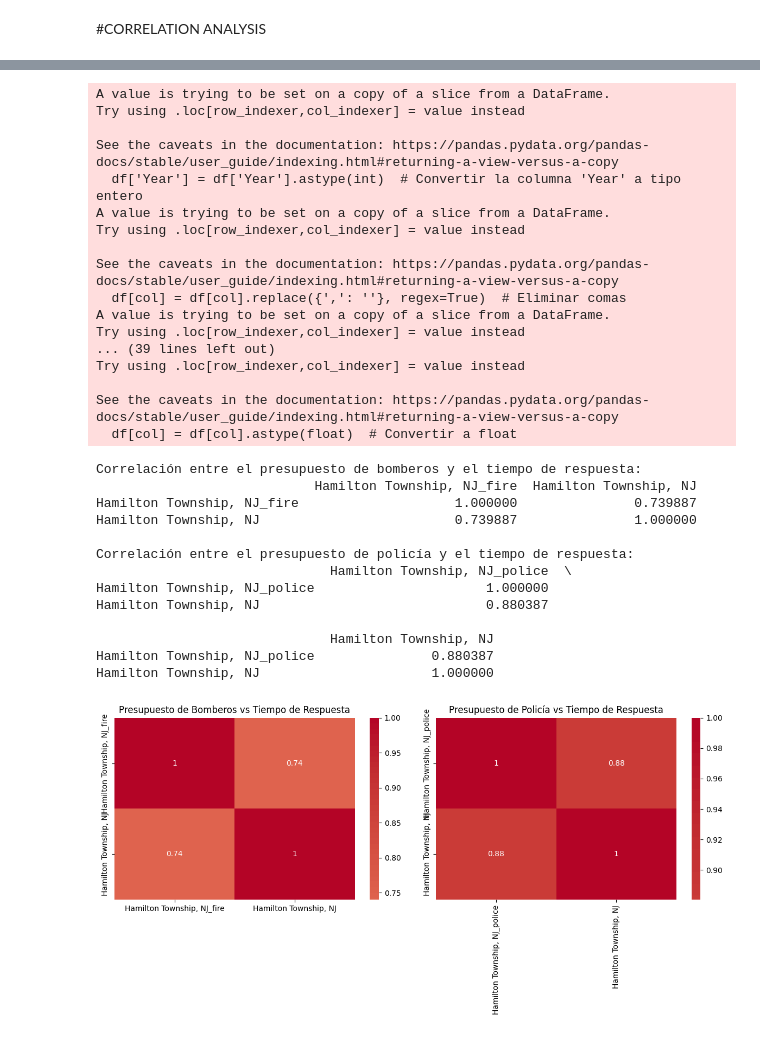
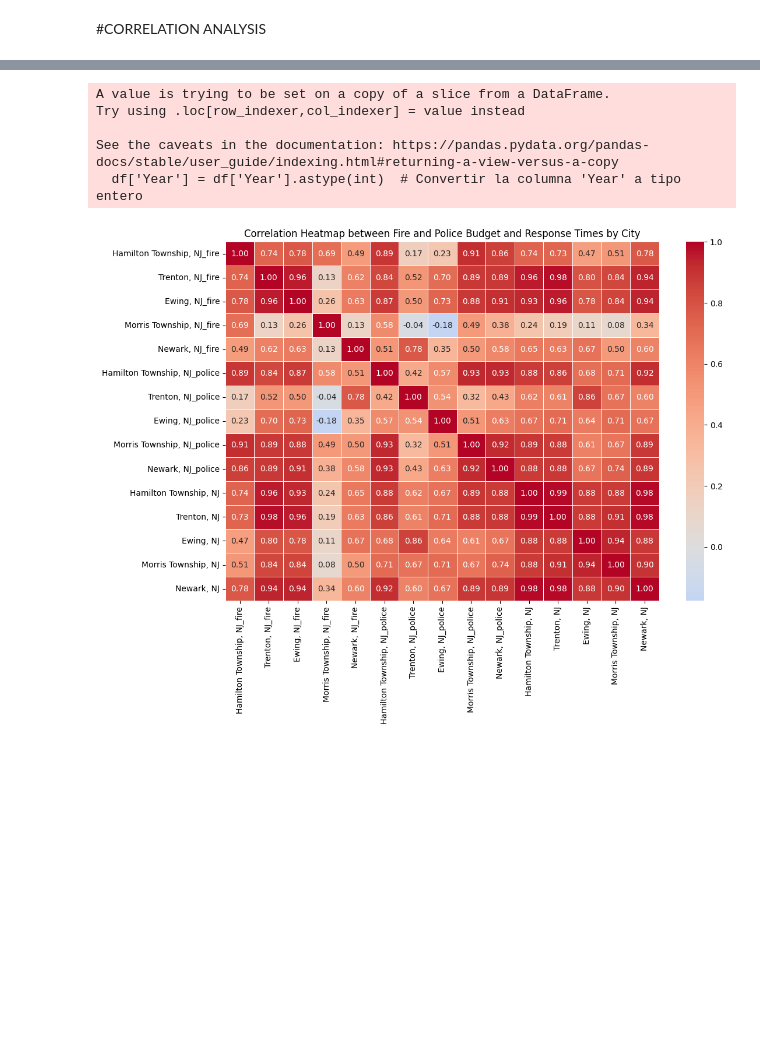
Before and after one commit to erikaguiracocha/Capstone-Project, a Jupyter notebook: capstoneproject1.ipynb, the cells around one changed output, grey strips where cells are left out. Cells and saved outputs as stored; diff of their text form; code cells hidden in the pictures; blank space fills up the shorter version.

```diff
--- a/capstoneproject1.ipynb
+++ b/capstoneproject1.ipynb
@@ -298,81 +368,39 @@ fire_budget_columns = ['Hamilton Township, NJ', 'Trenton, NJ', 'Ewing, NJ', 'Mor
 police_budget_columns = ['Hamilton Township, NJ', 'Trenton, NJ', 'Ewing, NJ', 'Morris Township, NJ', 'Newark, NJ']
 
 # Limpiar presupuestos
 fire_budget_data = clean_budget_columns(fire_budget_data, fire_budget_columns)
 police_budget_data = clean_budget_columns(police_budget_data, police_budget_columns)
 
 # Función para convertir el tiempo en formato 'hh:mm' a minutos
 def convert_time_to_minutes(df, time_columns):
     for col in time_columns:
         df[col] = df[col].apply(lambda x: int(x.split(':')[0])*60 + int(x.split(':')[1]))  # Convertir a minutos
     return df
 
 # Columnas de tiempo de respuesta
 time_columns = ['Hamilton Township, NJ', 'Trenton, NJ', 'Ewing, NJ', 'Morris Township, NJ', 'Newark, NJ']
 
 # Convertir los tiempos de respuesta a minutos
 response_time_data = convert_time_to_minutes(response_time_data, time_columns)
 
 # Fusionar los datasets en la columna 'Year'
 merged_data = pd.merge(fire_budget_data, police_budget_data, on='Year', suffixes=('_fire', '_police'))
 merged_data = pd.merge(merged_data, response_time_data, on='Year')
 
-# Calcular la correlación entre el presupuesto de bomberos y el tiempo de respuesta
-correlation_fire = merged_data[['Hamilton Township, NJ_fire', 'Hamilton Township, NJ']].corr()
-correlation_police = merged_data[['Hamilton Township, NJ_police', 'Hamilton Township, NJ']].corr()
+# Calcular la correlación entre las variables
+correlation = merged_data[['Hamilton Township, NJ_fire', 'Trenton, NJ_fire', 'Ewing, NJ_fire', 'Morris Township, NJ_fire', 'Newark, NJ_fire',
+                           'Hamilton Township, NJ_police', 'Trenton, NJ_police', 'Ewing, NJ_police', 'Morris Township, NJ_police', 'Newark, NJ_police',
+                           'Hamilton Township, NJ', 'Trenton, NJ', 'Ewing, NJ', 'Morris Township, NJ', 'Newark, NJ']].corr()
 
-# Mostrar los resultados de la correlación
-print("\nCorrelación entre el presupuesto de bomberos y el tiempo de respuesta:")
-print(correlation_fire)
-
-print("\nCorrelación entre el presupuesto de policía y el tiempo de respuesta:")
-print(correlation_police)
-
-# Visualizar la correlación con un mapa de calor
-plt.figure(figsize=(12, 6))
-
-# Mapa de calor para la correlación de los bomberos
-plt.subplot(1, 2, 1)
-sns.heatmap(correlation_fire, annot=True, cmap='coolwarm', center=0)
-plt.title('Presupuesto de Bomberos vs Tiempo de Respuesta')
-
-# Mapa de calor para la correlación de la policía
-plt.subplot(1, 2, 2)
-sns.heatmap(correlation_police, annot=True, cmap='coolwarm', center=0)
-plt.title('Presupuesto de Policía vs Tiempo de Respuesta')
-
-# Ajustar el diseño y mostrar los gráficos
-plt.tight_layout()
+# Crear el mapa de calor
+plt.figure(figsize=(12, 8))
+sns.heatmap(correlation, annot=True, cmap='coolwarm', center=0, fmt='.2f', linewidths=0.5)
+plt.title('Correlation Heatmap between Fire and Police Budget and Response Times by City')
 plt.show()
 # %% [output]
 A value is trying to be set on a copy of a slice from a DataFrame.
 Try using .loc[row_indexer,col_indexer] = value instead
 
 See the caveats in the documentation: https://pandas.pydata.org/pandas-docs/stable/user_guide/indexing.html#returning-a-view-versus-a-copy
   df['Year'] = df['Year'].astype(int)  # Convertir la columna 'Year' a tipo entero
-A value is trying to be set on a copy of a slice from a DataFrame.
-Try using .loc[row_indexer,col_indexer] = value instead
-
-See the caveats in the documentation: https://pandas.pydata.org/pandas-docs/stable/user_guide/indexing.html#returning-a-view-versus-a-copy
-  df[col] = df[col].replace({',': ''}, regex=True)  # Eliminar comas
-A value is trying to be set on a copy of a slice from a DataFrame.
-Try using .loc[row_indexer,col_indexer] = value instead
-... (39 lines left out)
-Try using .loc[row_indexer,col_indexer] = value instead
-
-See the caveats in the documentation: https://pandas.pydata.org/pandas-docs/stable/user_guide/indexing.html#returning-a-view-versus-a-copy
-  df[col] = df[col].astype(float)  # Convertir a float
-Correlación entre el presupuesto de bomberos y el tiempo de respuesta:
-                            Hamilton Township, NJ_fire  Hamilton Township, NJ
-Hamilton Township, NJ_fire                    1.000000               0.739887
-Hamilton Township, NJ                         0.739887               1.000000
-
-Correlación entre el presupuesto de policía y el tiempo de respuesta:
-                              Hamilton Township, NJ_police  \
-Hamilton Township, NJ_police                      1.000000
-Hamilton Township, NJ                             0.880387
-
-                              Hamilton Township, NJ
-Hamilton Township, NJ_police               0.880387
-Hamilton Township, NJ                      1.000000
-[figure, old version]
+[figure, new version]
```
Also changed, not shown: parts of 2 cells of this notebook.
